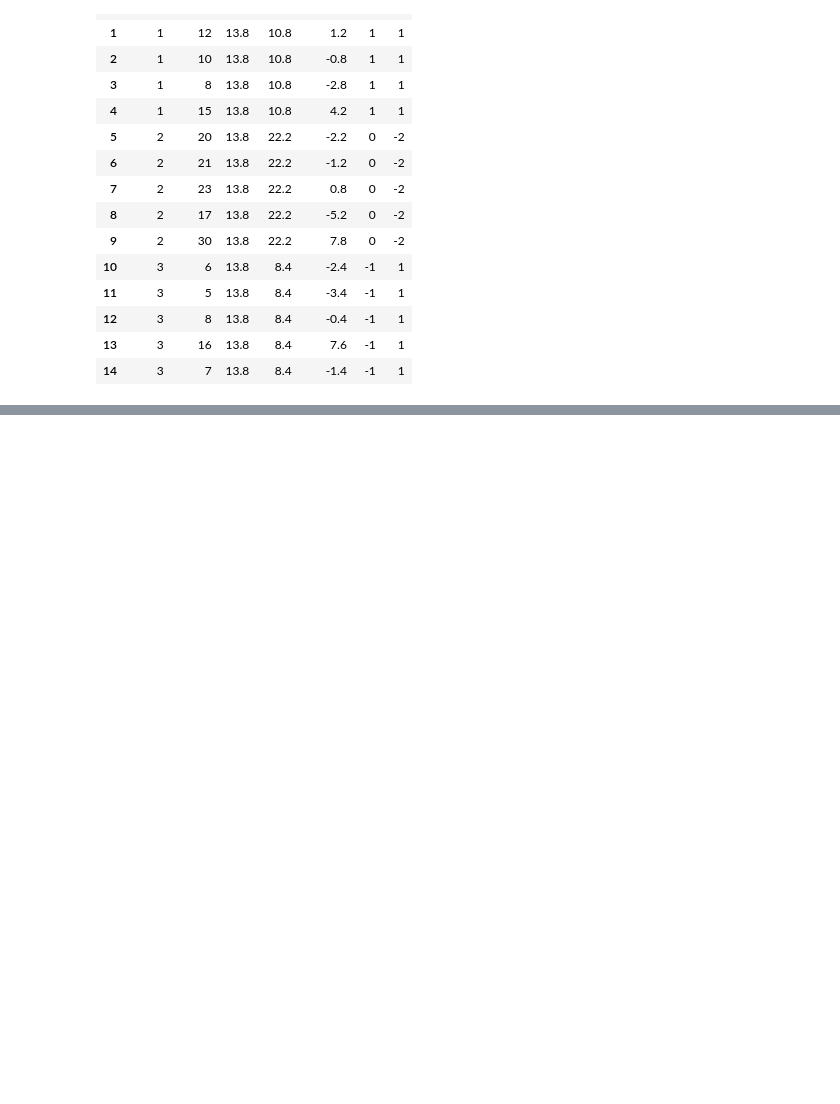
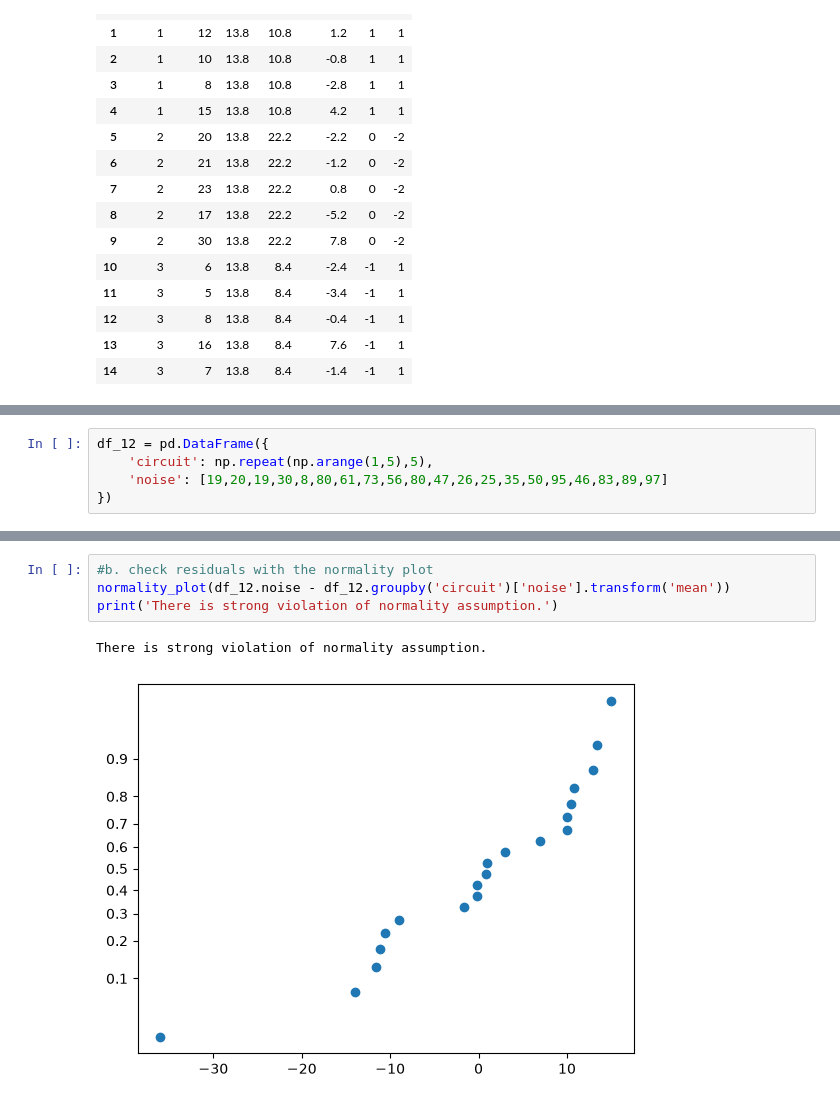
Before and after one commit to Peiguang2024/design-of-experiment, a Jupyter notebook: Montgomery/chapter3.ipynb, the cells around one changed output, grey strips where cells are left out. Cells and saved outputs as stored; diff of their text form; blank space fills up the shorter version.

```diff
--- a/Montgomery/chapter3.ipynb
+++ b/Montgomery/chapter3.ipynb
@@ -832,0 +926,5 @@ plt.show()
+# %%
+df_12 = pd.DataFrame({
+    'circuit': np.repeat(np.arange(1,5),5),
+    'noise': [19,20,19,30,8,80,61,73,56,80,47,26,25,35,50,95,46,83,89,97]
+})
@@ -832,0 +937,7 @@ plt.show()
+# %%
+#b. check residuals with the normality plot
+normality_plot(df_12.noise - df_12.groupby('circuit')['noise'].transform('mean'))
+print('There is strong violation of normality assumption.')
+# %% [output]
+There is strong violation of normality assumption.
+[figure, added]
```
Also changed, not shown: parts of 27 cells of this notebook, 2 other files.
